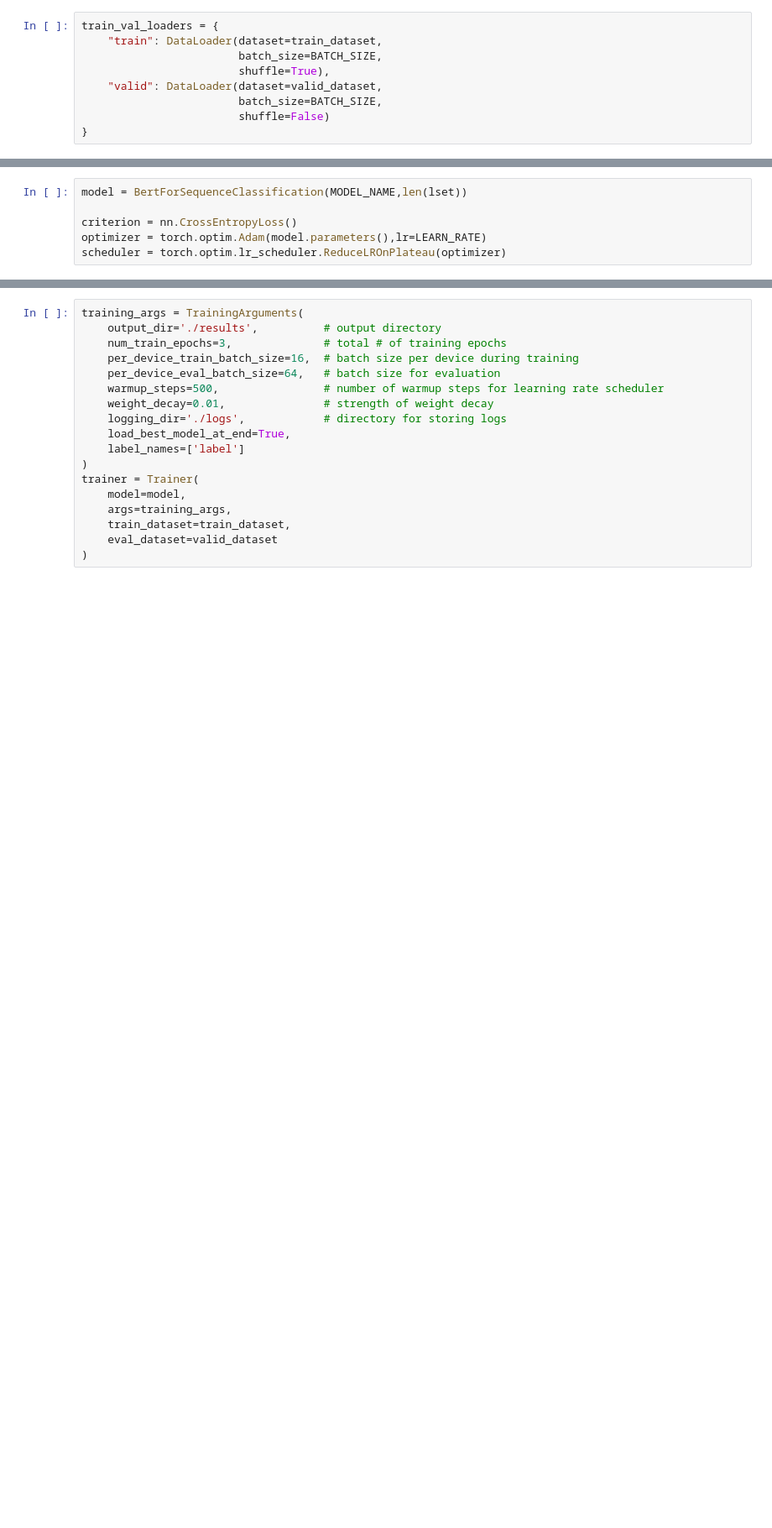
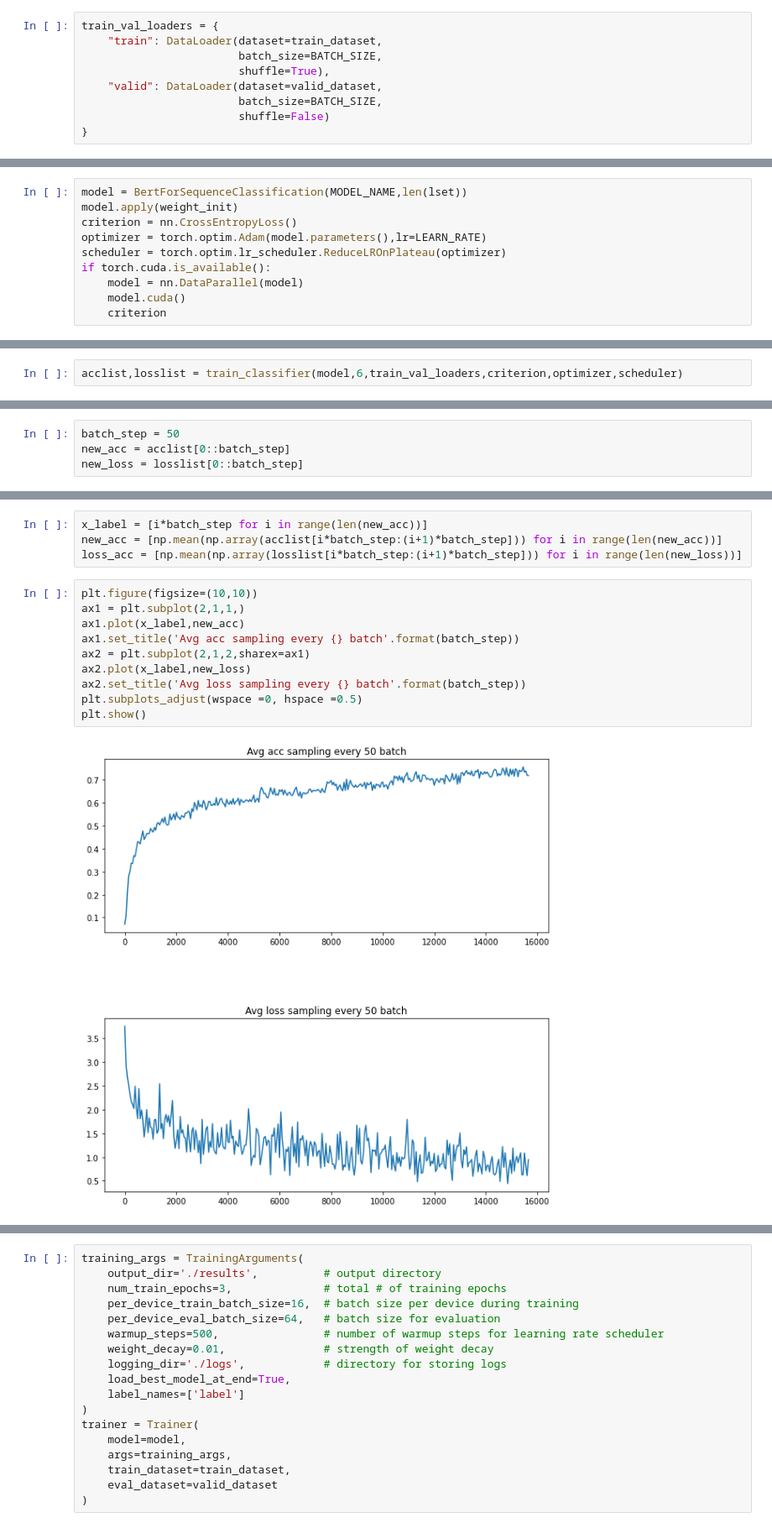
Before and after one commit to HuHang-koko5/BERT, a Jupyter notebook: news-classifier/utils.ipynb, the cells around one changed output, grey strips where cells are left out. Shown at 84% size. Drawn from its saved outputs; the diff is of its cells as text; blank space fills up the shorter version.

```diff
--- a/news-classifier/utils.ipynb
+++ b/news-classifier/utils.ipynb
@@ -196,6 +211,10 @@ class BertForSequenceClassification(nn.Module):
 # %%
 model = BertForSequenceClassification(MODEL_NAME,len(lset))
-
+model.apply(weight_init)
 criterion = nn.CrossEntropyLoss()
 optimizer = torch.optim.Adam(model.parameters(),lr=LEARN_RATE)
 scheduler = torch.optim.lr_scheduler.ReduceLROnPlateau(optimizer)
+if torch.cuda.is_available():
+    model = nn.DataParallel(model)
+    model.cuda()
+    criterion
@@ -203,0 +309,2 @@ from transformers import TrainingArguments
+# %%
+acclist,losslist = train_classifier(model,6,train_val_loaders,criterion,optimizer,scheduler)
@@ -203,0 +331,4 @@ from transformers import TrainingArguments
+# %%
+batch_step = 50
+new_acc = acclist[0::batch_step]
+new_loss = losslist[0::batch_step]
@@ -203,0 +337,16 @@ from transformers import TrainingArguments
+# %%
+x_label = [i*batch_step for i in range(len(new_acc))]
+new_acc = [np.mean(np.array(acclist[i*batch_step:(i+1)*batch_step])) for i in range(len(new_acc))]
+loss_acc = [np.mean(np.array(losslist[i*batch_step:(i+1)*batch_step])) for i in range(len(new_loss))]
+# %%
+plt.figure(figsize=(10,10))
+ax1 = plt.subplot(2,1,1,)
+ax1.plot(x_label,new_acc)
+ax1.set_title('Avg acc sampling every {} batch'.format(batch_step))
+ax2 = plt.subplot(2,1,2,sharex=ax1)
+ax2.plot(x_label,new_loss)
+ax2.set_title('Avg loss sampling every {} batch'.format(batch_step))
+plt.subplots_adjust(wspace =0, hspace =0.5)
+plt.show()
+# %% [output]
+[figure, added]
```
Also changed, not shown: parts of 37 cells of this notebook, 1 other file.
